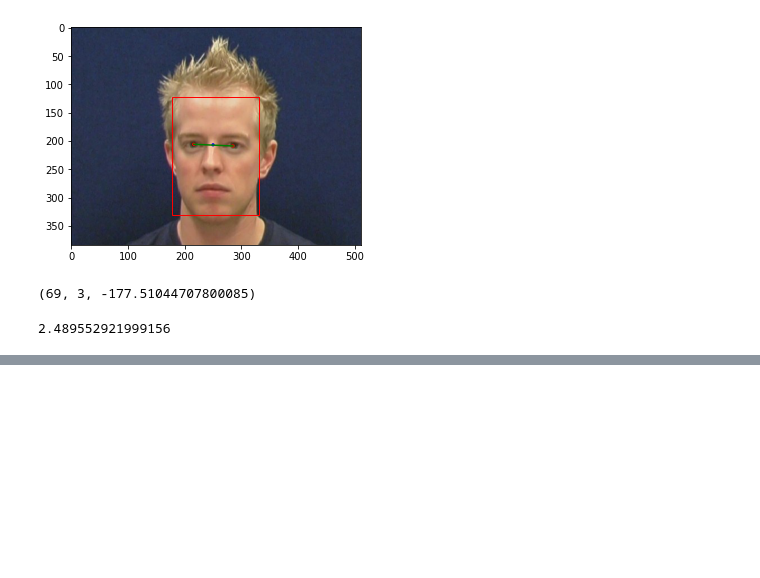
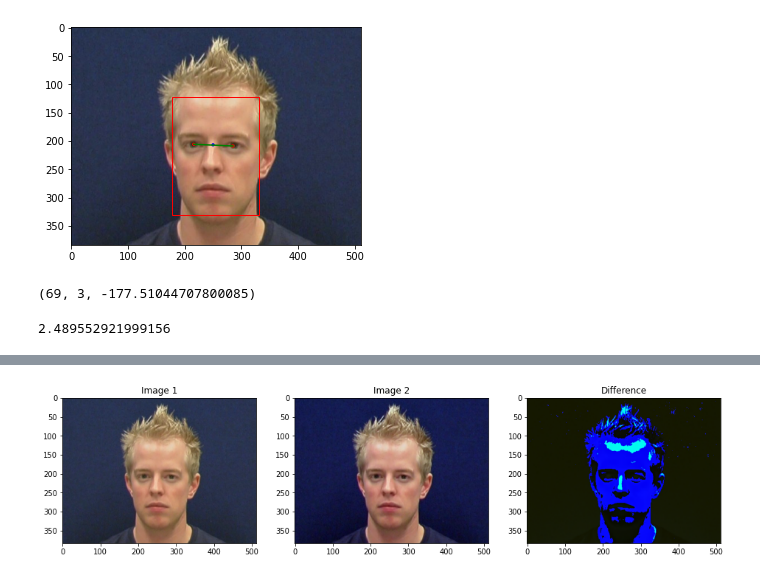
Before and after one commit to arglucas/Manning-Detecting-Deepfakes-with-OpenCV-and-SVM, a Jupyter notebook: 1-DetectFacesInVideos/Process Videos.ipynb, the cells around one changed output, grey strips where cells are left out. Saved outputs shown, nothing was run; the diff lists cells and outputs as text; code cells hidden in the pictures; blank space fills up the shorter version.

```diff
--- a/1-DetectFacesInVideos/Process Videos.ipynb
+++ b/1-DetectFacesInVideos/Process Videos.ipynb
@@ -628,0 +714,19 @@ real_image, fake_image, image_diff = diff_images(real_frame, fake_frame)
+# %%
+# This visual normalization tries to fix very dark/light pictures (can even fix low contrast)
+def contrast_brightness_normalization(im):
+    # split into different color components
+    b,g,r = cv2.split(im)
+    norm_img = np.zeros(b.shape)
+
+    #
+    norm_b = cv2.normalize(b, norm_img, 0, 255, cv2.NORM_MINMAX)
+    norm_g = cv2.normalize(g, norm_img, 0, 255, cv2.NORM_MINMAX)
+    norm_r = cv2.normalize(r, norm_img, 0, 255, cv2.NORM_MINMAX)
+
+    normalized = cv2.merge((norm_b, norm_g, norm_r))
+
+    return normalized
+# %%
+original_image, normalised_image, image_diff = diff_frames(frames[0].astype('uint8'), contrast_brightness_normalization(frames[0].astype('uint8')))
+# %% [output]
+[figure, added]
```
Also changed, not shown: parts of 25 cells of this notebook.
